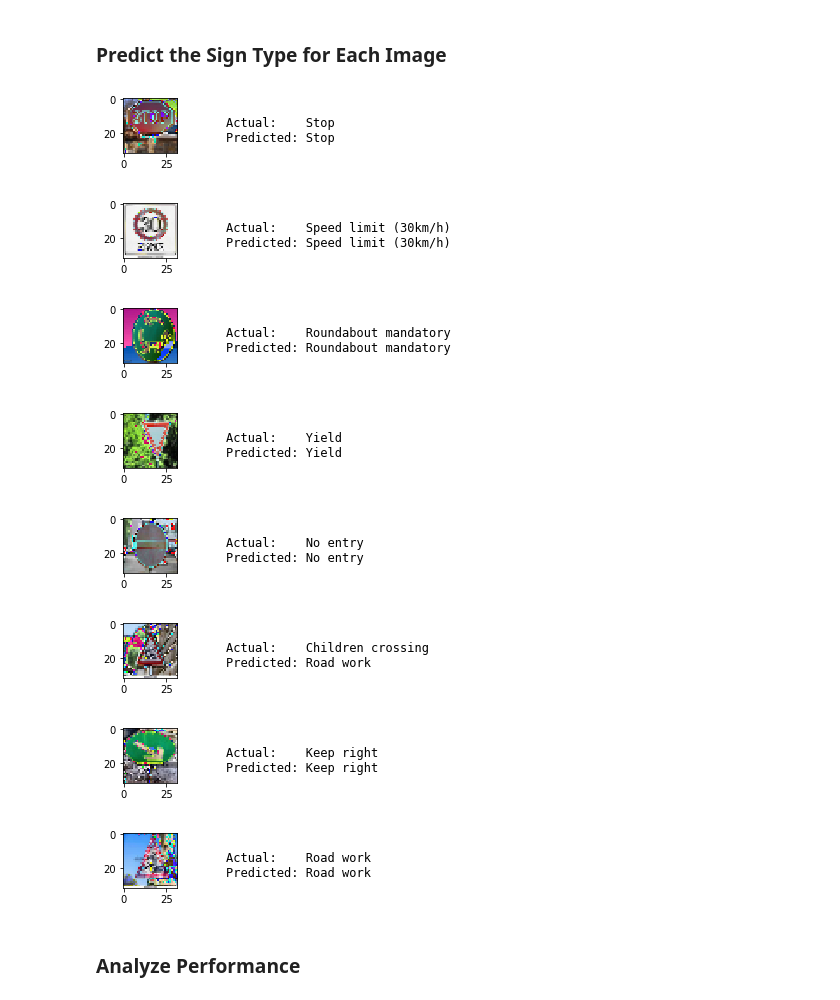
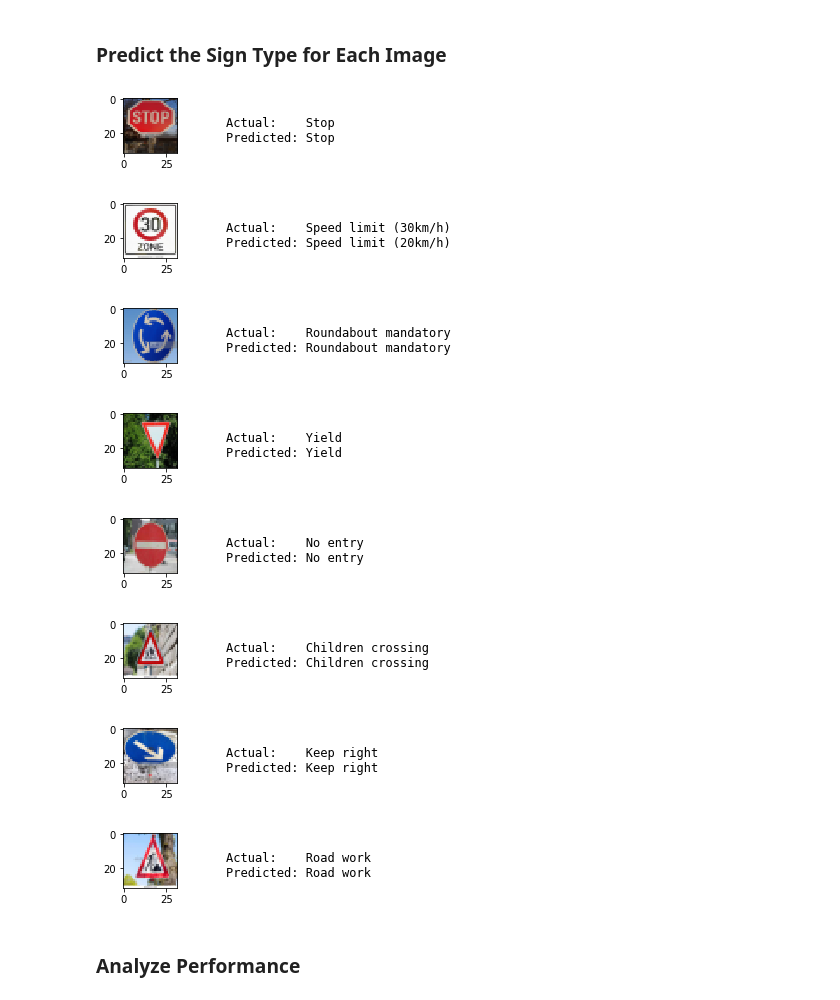
Before and after one commit to sumitkapoor/carnd_traffic_sign_project2, a Jupyter notebook: Traffic_Sign_Classifier.ipynb, the cells around one changed output. Saved outputs shown, nothing was run; the diff lists cells and outputs as text; code cells hidden in the pictures.

```diff
--- a/Traffic_Sign_Classifier.ipynb
+++ b/Traffic_Sign_Classifier.ipynb
@@ -695,7 +697,7 @@ rate = tf.train.exponential_decay(
   0.003,                 # Base learning rate.
   batch * BATCH_SIZE,  # Current index into the dataset.
   train_size,          # Decay step.
-  0.98,                # Decay rate.
+  0.99,                # Decay rate.
   staircase=True)
 
 logits = LeNet(x)
@@ -776,7 +778,7 @@ with tf.Session() as sess:
              " V Cost = {:.4f}".format(validation_cost), " T Accuracy = {:.4f}".format(train_accuracy[i]), \
              " T Cost = {:.4f}".format(train_cost[i]), " Learning = {:.5f}".format(lr))
 
-    saver.save(sess, './models/traffic_model_2')
+    saver.save(sess, './models/traffic_model_5')
     print("Model saved")
     train_plot = plt.subplot(211)
     train_plot.set_title('Accuracy over epochs')
@@ -812,6 +814,6 @@ Model saved
 # %%
 with tf.Session() as sess:
-    saver.restore(sess, "./models/traffic_model_2")
+    saver.restore(sess, "./models/traffic_model_5")
 
     test_accuracy, test_cost = evaluate(X_test, y_test)
     print("Test Accuracy = {:.3f}".format(test_accuracy))
@@ -836,6 +838,7 @@ import cv2
 import os
 
 def get_features_and_labels():
+    images = []
     new_features = []
     new_labels = []
     for sign_label in os.listdir("./images"):
@@ -843,39 +846,40 @@ def get_features_and_labels():
             continue
         img = mpimg.imread(os.path.join("./images", sign_label))
         sign_img = cv2.resize(img, (32, 32), interpolation = cv2.INTER_AREA)
+        images.append(sign_img)
         sign_img = normalize(sign_img)
         new_features.append(sign_img)
         new_labels.append(int("%s" % sign_label.split(".")[0]))
 
-    return (np.array(new_features), np.array(new_labels))
+    return (images, np.array(new_features), np.array(new_labels))
 # %% [markdown]
 ### Predict the Sign Type for Each Image
 # %%
 ### Run the predictions here and use the model to output the prediction for each image.
 ### Make sure to pre-process the images with the same pre-processing pipeline used earlier.
 ### Feel free to use as many code cells as needed.
-X_new, y_new = get_features_and_labels()
+X_, X_new, y_new = get_features_and_labels()
 
 with tf.Session() as sess:
-    saver.restore(sess, "./models/traffic_model_2")
+    saver.restore(sess, "./models/traffic_model_5")
     prediction = sess.run(tf.argmax(logits, 1), feed_dict={x: X_new, keep_prob_conv: 1., keep_prob_fc: 1.})
 
     for (i, v) in enumerate(prediction):
         annotation = "Actual:    %s\nPredicted: %s" % (
             sign_names[y_new[i]], sign_names[v])
         fig = plt.figure(figsize=(1,1))
-        plt.imshow(X_new[i])
+        plt.imshow(X_[i])
         plt.annotate(annotation, xy=(0,0), xytext=(60,25), fontsize=12, family='monospace')
         plt.show()
 # %% [output]
-[figure, old version]
+[figure, new version]
-[figure, old version]
+[figure, new version]
-[figure, old version]
+[figure, new version]
-[figure, old version]
+[figure, new version]
-[figure, old version]
+[figure, new version]
-[figure, old version]
+[figure, new version]
-[figure, old version]
+[figure, new version]
-[figure, old version]
+[figure, new version]
 # %% [markdown]
 ### Analyze Performance
 # %%
```
Also changed, not shown: parts of 12 cells of this notebook, 5 other files.
